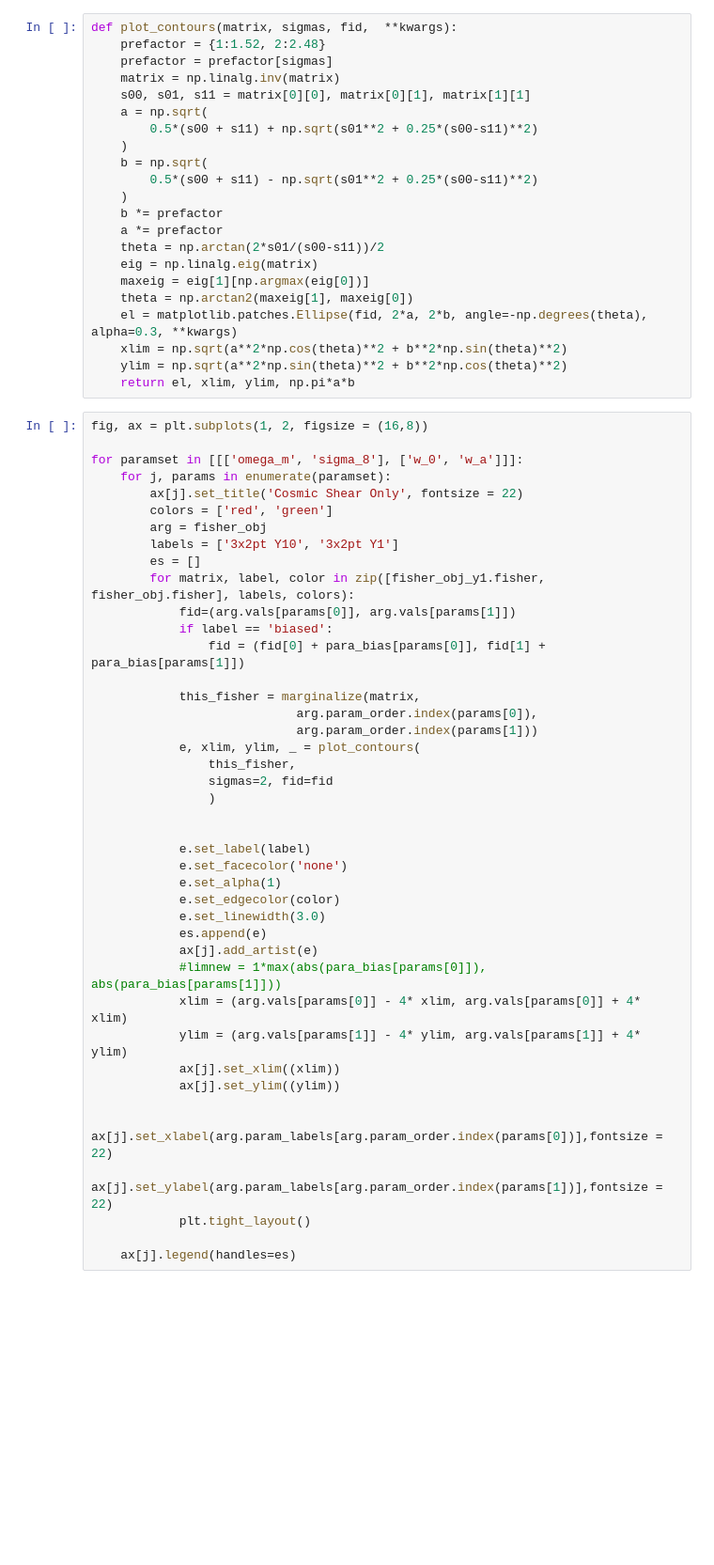
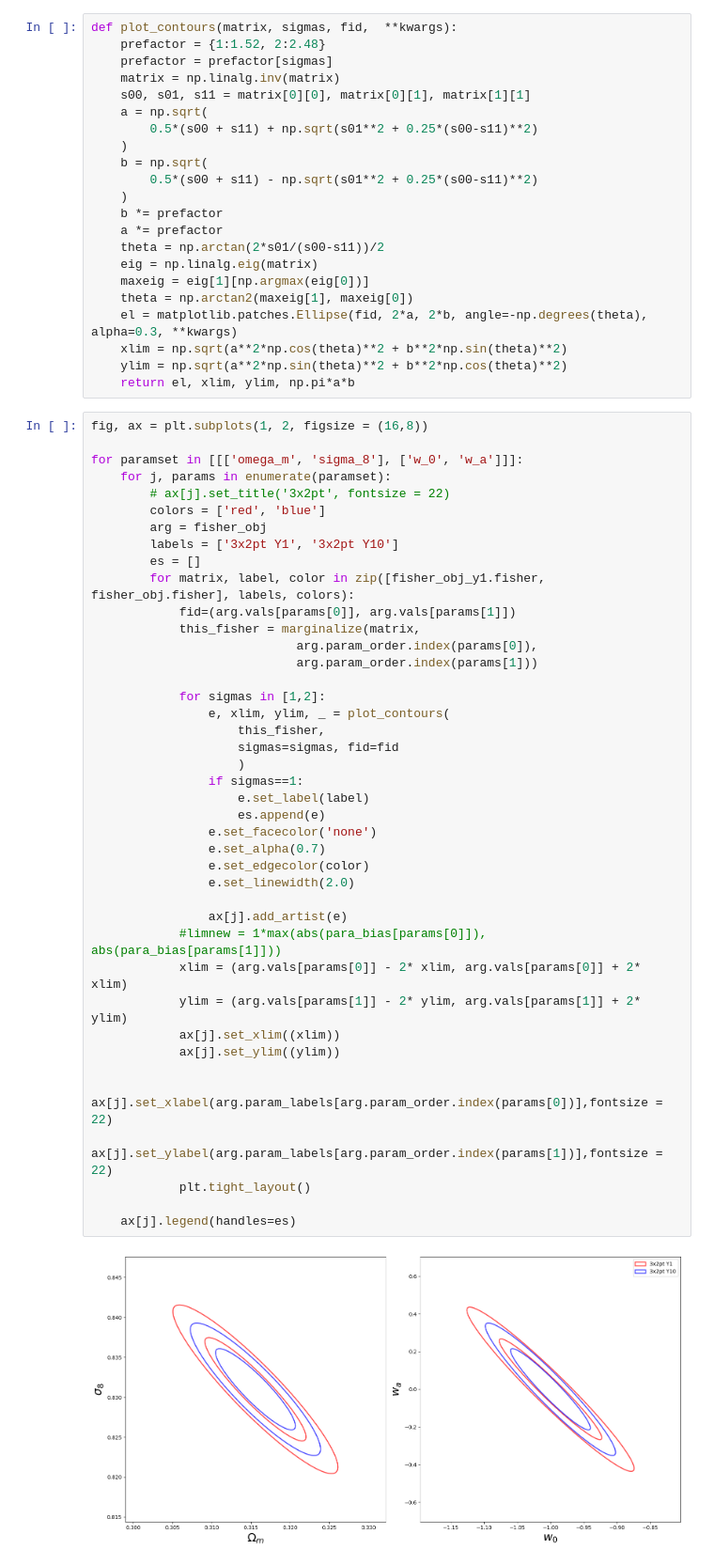
Before and after one commit to LSSTDESC/fisherA2Z, a Jupyter notebook: examples/Tutorial_00_Get_Started.ipynb, the cells around one changed output. Shown: that part at 94% size. Cells and saved outputs as stored; diff of their text form; blank space fills up the shorter version.

```diff
--- a/examples/Tutorial_00_Get_Started.ipynb
+++ b/examples/Tutorial_00_Get_Started.ipynb
@@ -50,42 +78,43 @@ def plot_contours(matrix, sigmas, fid,  **kwargs):
 # %%
 fig, ax = plt.subplots(1, 2, figsize = (16,8))
 
 for paramset in [[['omega_m', 'sigma_8'], ['w_0', 'w_a']]]:
     for j, params in enumerate(paramset):
-        ax[j].set_title('Cosmic Shear Only', fontsize = 22)
-        colors = ['red', 'green']
+        # ax[j].set_title('3x2pt', fontsize = 22)
+        colors = ['red', 'blue']
         arg = fisher_obj
-        labels = ['3x2pt Y10', '3x2pt Y1']
+        labels = ['3x2pt Y1', '3x2pt Y10']
         es = []
         for matrix, label, color in zip([fisher_obj_y1.fisher, fisher_obj.fisher], labels, colors):
             fid=(arg.vals[params[0]], arg.vals[params[1]])
-            if label == 'biased':
-                fid = (fid[0] + para_bias[params[0]], fid[1] + para_bias[params[1]])
-
             this_fisher = marginalize(matrix,
                             arg.param_order.index(params[0]),
                             arg.param_order.index(params[1]))
-            e, xlim, ylim, _ = plot_contours(
-                this_fisher,
-                sigmas=2, fid=fid
-                )
 
+            for sigmas in [1,2]:
+                e, xlim, ylim, _ = plot_contours(
+                    this_fisher,
+                    sigmas=sigmas, fid=fid
+                    )
+                if sigmas==1:
+                    e.set_label(label)
+                    es.append(e)
+                e.set_facecolor('none')
+                e.set_alpha(0.7)
+                e.set_edgecolor(color)
+                e.set_linewidth(2.0)
 
-            e.set_label(label)
-            e.set_facecolor('none')
-            e.set_alpha(1)
-            e.set_edgecolor(color)
-            e.set_linewidth(3.0)
-            es.append(e)
-            ax[j].add_artist(e)
+                ax[j].add_artist(e)
             #limnew = 1*max(abs(para_bias[params[0]]), abs(para_bias[params[1]]))
-            xlim = (arg.vals[params[0]] - 4* xlim, arg.vals[params[0]] + 4* xlim)
-            ylim = (arg.vals[params[1]] - 4* ylim, arg.vals[params[1]] + 4* ylim)
+            xlim = (arg.vals[params[0]] - 2* xlim, arg.vals[params[0]] + 2* xlim)
+            ylim = (arg.vals[params[1]] - 2* ylim, arg.vals[params[1]] + 2* ylim)
             ax[j].set_xlim((xlim))
             ax[j].set_ylim((ylim))
 
             ax[j].set_xlabel(arg.param_labels[arg.param_order.index(params[0])],fontsize = 22)
             ax[j].set_ylabel(arg.param_labels[arg.param_order.index(params[1])],fontsize = 22)
             plt.tight_layout()
 
     ax[j].legend(handles=es)
+# %% [output]
+[figure, added]
```
Also changed, not shown: parts of 5 cells of this notebook, 1 other file.
